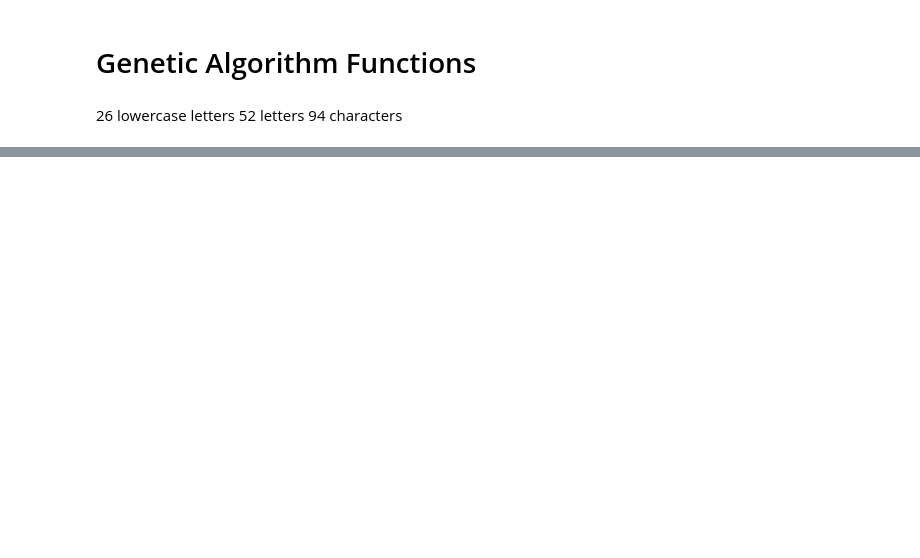
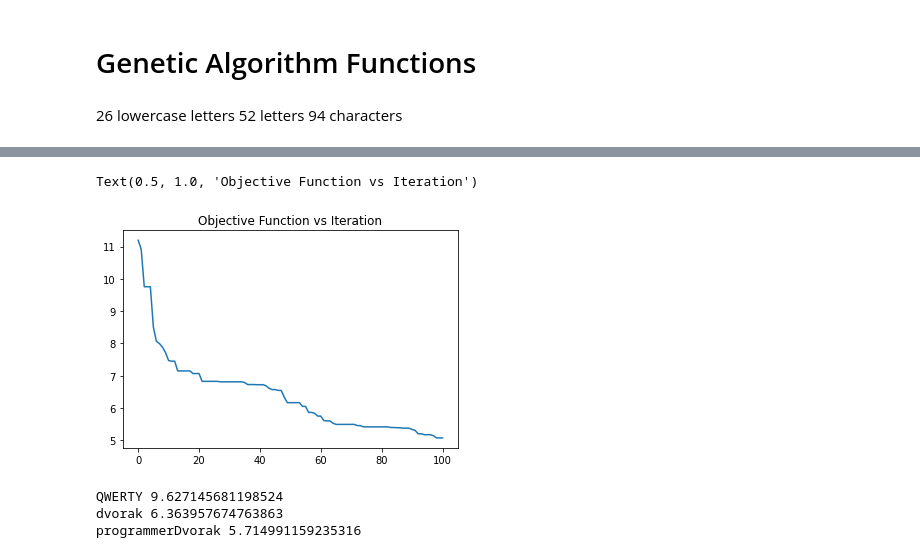
Before and after one commit to jmcsuite/Optimizacion_2, a Jupyter notebook: ProyectoFinal_KeyboardLayout/ObjectiveFunction.ipynb, the cells around one changed output, grey strips where cells are left out. Saved outputs shown, nothing was run; the diff lists cells and outputs as text; code cells hidden in the pictures; blank space fills up the shorter version.

```diff
--- a/ProyectoFinal_KeyboardLayout/ObjectiveFunction.ipynb
+++ b/ProyectoFinal_KeyboardLayout/ObjectiveFunction.ipynb
@@ -444 +381,22 @@ print(ObjectiveFunction(X1, helper), ObjectiveFunction(X2, helper) ,ObjectiveFun
+# %%
+plt.plot(sol['progress_fit'])
+plt.title('Objective Function vs Iteration')
+# %% [output]
+Text(0.5, 1.0, 'Objective Function vs Iteration')
+[figure, added]
+# %%
+qwertyLayout = '1!qQaAzZ2@wWsSxX3#eEdDcC4$rRfFvV5%tTgGbB6^yYhHnN7&uUjJmM8*iIkK,<9(oOlL.>0)pP;:/?-_[{\'"=+]}\\|`~'
+dvorak = '1!\'"aA;:2@,<oOqQ3#.>eEjJ4$pPuUkK5%yYiIxX6^fFdDbB7&gGhHmM8*cCtTwW9(rRnNvV0)lLsSzZ[{/?-_]}=+\\|`~'
+programmerDvorak = '&%;:aA\'"[7,<oOqQ{5.>eEjJ}3pPuUkK(1yYiIxX=9fFdDbB*0gGhHmM)2cCtTwW+4rRnNvV]6lLsSzZ!8/?-_#`@^\\|$~'
+baseLayout = 'pPyYfFgGcCrRlLaAoOeEuUiIdDhHtTnNsSqQjJkKxXbBmMwWvVzZ$&[{}(=*)+]!#~%7531902468`;,./@\\:<>?^|-\'_"'
+qwertyFit = ObjectiveFunction(qwertyLayout, helper)
+dvorakFit = ObjectiveFunction(dvorak, helper)
+programmerFit = ObjectiveFunction(programmerDvorak, helper)
+print('QWERTY', qwertyFit)
+print('dvorak', dvorakFit)
+print('programmerDvorak', programmerFit)
+# %% [output]
+QWERTY 9.627145681198524
+dvorak 6.363957674763863
+programmerDvorak 5.714991159235316
 # %%
```
Also changed, not shown: parts of 25 cells of this notebook, 8 other files.
